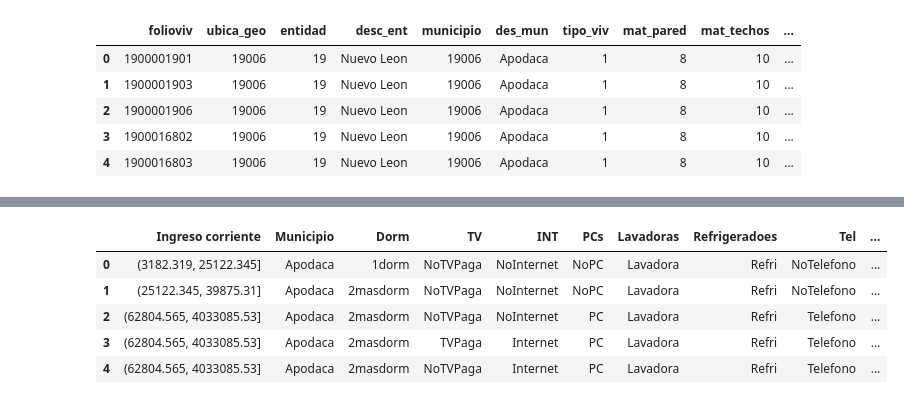
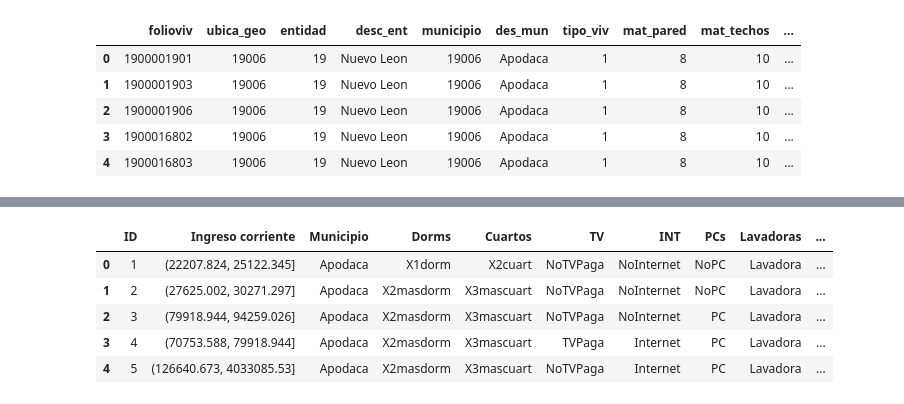
Before and after one commit to juanantoniomschz/itesm_segregacion, a Jupyter notebook: notebooks/limpieza_enigh.ipynb, the cells around one changed output, grey strips where cells are left out. Cells and saved outputs as stored; diff of their text form; code cells hidden in the pictures.

```diff
--- a/notebooks/limpieza_enigh.ipynb
+++ b/notebooks/limpieza_enigh.ipynb
@@ -106,12 +106,12 @@ df_inegi.head()
 | 3 | 1900016802 | 19006 | 19 | Nuevo Leon | 19006 | Apodaca | 1 | 8 | 10 | ... |
 | 4 | 1900016803 | 19006 | 19 | Nuevo Leon | 19006 | Apodaca | 1 | 8 | 10 | ... |
 # %%
-cols = ['des_mun', 'cuart_dorm', 'tv_paga', 'conex_inte', 'num_compu', 'num_lavad', 'num_refri',
-       'telefono', 'num_auto','num_van','num_juego', 'ing_cor']
+cols = ['des_mun', 'cuart_dorm', 'num_cuarto', 'tv_paga', 'conex_inte', 'num_compu', 'num_lavad', 'num_refri',
+       'telefono', 'num_auto','num_van', 'num_pickup','num_juego', 'ing_cor']
 
 df_ind = df_inegi[cols]
-df_ind['num_auto_correcto'] = df_ind['num_auto'] + df_ind['num_van']
-df_ind.drop(['num_auto','num_van'], 1, inplace = True)
+df_ind['num_auto_correcto'] = df_ind['num_auto'] + df_ind['num_van'] + df_ind['num_pickup']
+df_ind.drop(['num_auto','num_van','num_pickup'], 1, inplace = True)
 df_ind.head()
 # %% [output]
 A value is trying to be set on a copy of a slice from a DataFrame.
@@ -144,5 +144,5 @@ df_ind.describe()
 # %%
-df_ind['cuart_dorm'] = ['1dorm' if x==1 else '2masdorm' for x in df_ind['cuart_dorm']]
+df_ind['cuart_dorm'] = ['X1dorm' if x==1 else 'X2masdorm' for x in df_ind['cuart_dorm']]
 
 df_ind['tv_paga'] = ['TVPaga' if x==1 else 'NoTVPaga' for x in df_ind['tv_paga']]
 
@@ -160,6 +160,18 @@ df_ind['num_auto_correcto'] = ['Auto' if x>0 else 'NoAuto' for x in df_ind['num_
 
 df_ind['num_juego'] = ['Consola' if x>0 else 'NoConsola' for x in df_ind['num_juego']]
 
+for i in range(len(df_ind['num_cuarto'])):
+    val = df_ind.loc[i, 'num_cuarto']
+
+    if val==1:
+        nuevo_val = 'X1cuart'
+    elif val==2:
+        nuevo_val = 'X2cuart'
+    else:
+        nuevo_val = 'X3mascuart'
+
+    df_ind.loc[i, 'num_cuarto'] = nuevo_val
+
 df_ind
 # %% [output]
 A value is trying to be set on a copy of a slice from a DataFrame.
@@ -194,0 +207,3 @@ See the caveats in the documentation: https://pandas.pydata.org/pandas-docs/stab
+# %%
+df_ind['ID'] = [i+1 for i in range(len(df_ind))]
+df_ind
@@ -195,24 +229,23 @@ See the caveats in the documentation: https://pandas.pydata.org/pandas-docs/stab
 # %%
-df_ind.columns = ['Municipio', 'Dorm', 'TV', 'INT',
-       'PCs', 'Lavadoras', 'Refrigeradoes', 'Tel', 'Consolas',
-       'Ingreso corriente', 'Autos']
+df_ind.columns = ['Municipio', 'Dorms', 'Cuartos', 'TV', 'INT',
+       'PCs', 'Lavadoras', 'Refrigeradores', 'Tel', 'Consolas',
+       'Ingreso corriente', 'Autos', 'ID']
 
-df_ind = df_ind[['Ingreso corriente','Municipio', 'Dorm', 'TV', 'INT',
-       'PCs', 'Lavadoras', 'Refrigeradoes', 'Tel', 'Consolas',
+df_ind = df_ind[['ID','Ingreso corriente','Municipio', 'Dorms', 'Cuartos', 'TV', 'INT',
+       'PCs', 'Lavadoras', 'Refrigeradores', 'Tel', 'Consolas',
        'Autos']]
 
-labels = ['3182.319, 15994.848', '15994.848, 22207.824', '22207.824, 27625.002', '27625.002, 33397.838', '33397.838, 39875.31',
-          '39875.31, 47398.508','47398.508, 56910.43','56910.43, 70753.588', '70753.588, 94259.026', '94259.026, 4033085.53']
+ingresos = df_ind['Ingreso corriente'].copy()
 
-df_ind['Ingreso corriente'] = pd.qcut(df_ind['Ingreso corriente'], 4)
+df_ind['Ingreso corriente'] = pd.qcut(df_ind['Ingreso corriente'], 20)
 
 df_ind.head()
 # %% [output]
-|  | Ingreso corriente | Municipio | Dorm | TV | INT | PCs | Lavadoras | Refrigeradoes | Tel | ... |
-| 0 | (3182.319, 25122.345] | Apodaca | 1dorm | NoTVPaga | NoInternet | NoPC | Lavadora | Refri | NoTelefono | ... |
-| 1 | (25122.345, 39875.31] | Apodaca | 2masdorm | NoTVPaga | NoInternet | NoPC | Lavadora | Refri | NoTelefono | ... |
-| 2 | (62804.565, 4033085.53] | Apodaca | 2masdorm | NoTVPaga | NoInternet | PC | Lavadora | Refri | Telefono | ... |
-| 3 | (62804.565, 4033085.53] | Apodaca | 2masdorm | TVPaga | Internet | PC | Lavadora | Refri | Telefono | ... |
-| 4 | (62804.565, 4033085.53] | Apodaca | 2masdorm | NoTVPaga | Internet | PC | Lavadora | Refri | Telefono | ... |
+|  | ID | Ingreso corriente | Municipio | Dorms | Cuartos | TV | INT | PCs | Lavadoras | ... |
+| 0 | 1 | (22207.824, 25122.345] | Apodaca | X1dorm | X2cuart | NoTVPaga | NoInternet | NoPC | Lavadora | ... |
+| 1 | 2 | (27625.002, 30271.297] | Apodaca | X2masdorm | X3mascuart | NoTVPaga | NoInternet | NoPC | Lavadora | ... |
+| 2 | 3 | (79918.944, 94259.026] | Apodaca | X2masdorm | X3mascuart | NoTVPaga | NoInternet | PC | Lavadora | ... |
+| 3 | 4 | (70753.588, 79918.944] | Apodaca | X2masdorm | X3mascuart | TVPaga | Internet | PC | Lavadora | ... |
+| 4 | 5 | (126640.673, 4033085.53] | Apodaca | X2masdorm | X3mascuart | NoTVPaga | Internet | PC | Lavadora | ... |
 # %%
 df_ind.to_csv('data/Clean data/ind.csv', index = False)
```
Also changed, not shown: parts of 7 cells of this notebook, 9 other files.
